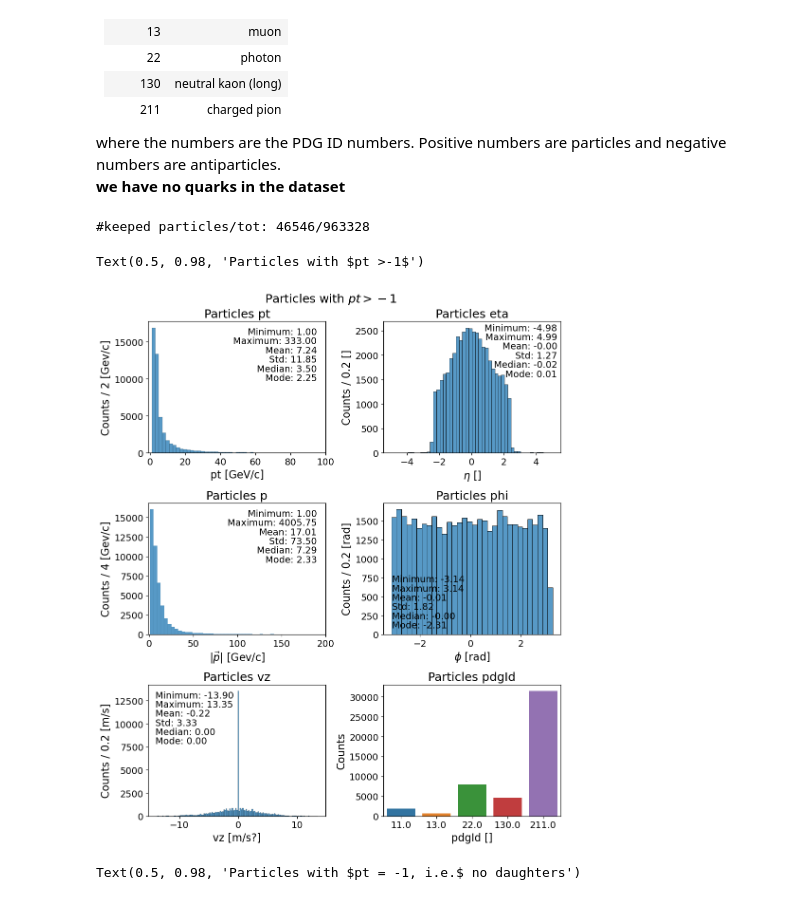
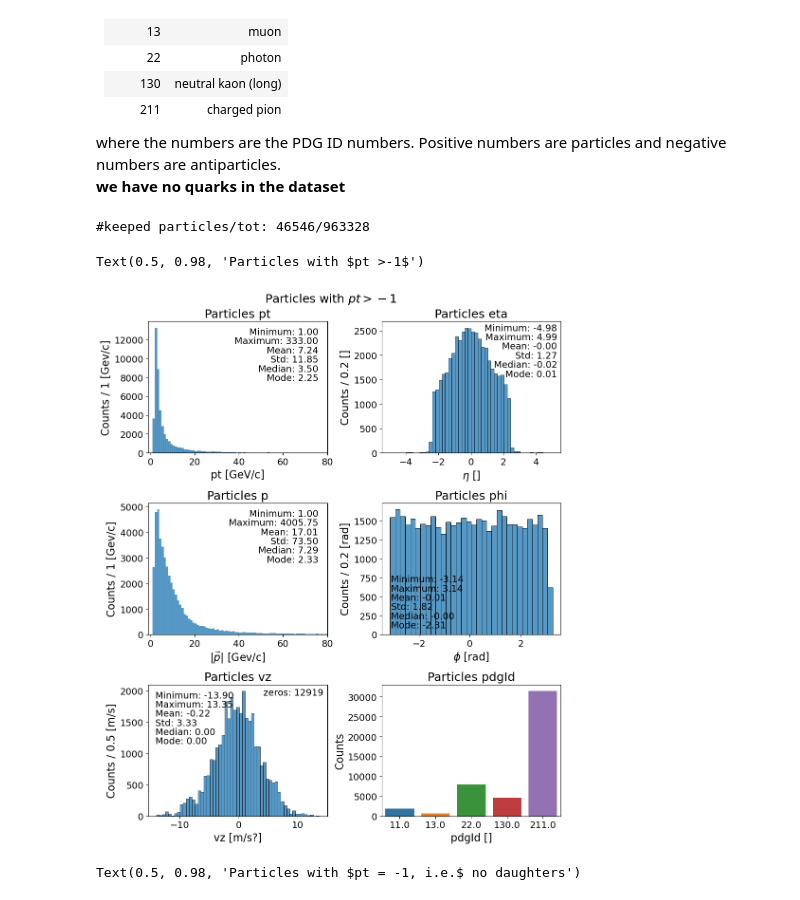
Before and after one commit to c0pp1/TTN4HEP, a Jupyter notebook: eda/eda.ipynb, the cells around one changed output. Cells and saved outputs as stored; diff of their text form; code cells hidden in the pictures.

```diff
--- a/eda/eda.ipynb
+++ b/eda/eda.ipynb
@@ -151,15 +154,16 @@ __we have no quarks in the dataset__
 # simple 1D hists of particle quantities
 fig, axs = plt.subplots(3, 2, figsize=(10, 12), tight_layout=True)
 
+bw=1
 # pt
 part_pt_df = data[[particle+'pt' for particle in particle_colnames]].stack().reset_index(level=2, drop=True)
 
-sns.histplot(part_pt_df[part_pt_df>-1.], binwidth=2., ax=axs[0, 0])
+sns.histplot(part_pt_df[part_pt_df>-1.], binwidth=bw, ax=axs[0, 0])
 axs[0, 0].set_title('Particles pt', fontsize=FONTSIZE+2)
 axs[0, 0].set_xlabel('pt [GeV/c]', fontsize=FONTSIZE)
-axs[0, 0].set_ylabel('Counts / 2 [Gev/c]', fontsize=FONTSIZE)
+axs[0, 0].set_ylabel(f'Counts / {bw} [Gev/c]', fontsize=FONTSIZE)
 axs[0, 0].tick_params(labelsize=FONTSIZE-2)
-axs[0, 0].set_xlim(-1, 100)
+axs[0, 0].set_xlim(-1, 80)
 display_statistics(part_pt_df[part_pt_df>-1.], axs[0, 0], fontsize=FONTSIZE-2, align="right", x=0.95, y=0.9, step=0.07)
 
 # eta
@@ -172,15 +176,16 @@ axs[0, 1].set_ylabel('Counts / 0.2 []', fontsize=FONTSIZE)
 axs[0, 1].tick_params(labelsize=FONTSIZE-2)
 display_statistics(part_eta_df[part_pt_df>-1.], axs[0, 1], fontsize=FONTSIZE-2, align="right", x=0.98, y=0.93, step=0.07)
 
+bw=1
 # |p|
 part_p_df = part_pt_df*np.cosh(part_eta_df)
 
-sns.histplot(part_p_df[part_pt_df>-1.], binwidth=4, ax=axs[1, 0])
+sns.histplot(part_p_df[part_pt_df>-1.], binwidth=bw, ax=axs[1, 0])
 axs[1, 0].set_title('Particles p', fontsize=FONTSIZE+2)
 axs[1, 0].set_xlabel(r'$|\vec{p}|$ [Gev/c]', fontsize=FONTSIZE)
-axs[1, 0].set_ylabel('Counts / 4 [Gev/c]', fontsize=FONTSIZE)
+axs[1, 0].set_ylabel(f'Counts / {bw} [Gev/c]', fontsize=FONTSIZE)
 axs[1, 0].tick_params(labelsize=FONTSIZE-2)
-axs[1, 0].set_xlim(-1, 200)
+axs[1, 0].set_xlim(-1, 80)
 display_statistics(part_p_df[part_pt_df>-1.], axs[1, 0], fontsize=FONTSIZE-2, align="right", x=0.95, y=0.9, step=0.07)
 
 # phi
@@ -189,33 +194,36 @@ part_phi_df = data[[particle+'phi' for particle in particle_colnames]].stack().r
 sns.histplot(part_phi_df[part_pt_df>-1.], binwidth=0.2, ax=axs[1, 1])
 axs[1, 1].set_title('Particles phi', fontsize=FONTSIZE+2)
 axs[1, 1].set_xlabel(r'$\phi$ [rad]', fontsize=FONTSIZE)
 axs[1, 1].set_ylabel('Counts / 0.2 [rad]', fontsize=FONTSIZE)
 axs[1, 1].tick_params(labelsize=FONTSIZE-2)
 display_statistics(part_phi_df[part_pt_df>-1.], axs[1, 1], fontsize=FONTSIZE-2, align="left", x=0.05, y=0.4, step=0.07)
 
+bw=0.5
 # vz
 part_vz_df = data[[particle+'vz' for particle in particle_colnames]].stack().reset_index(level=2, drop=True)
 
-sns.histplot(part_vz_df[part_pt_df>-1.], binwidth=0.2, ax=axs[2, 0])
+sns.histplot(part_vz_df[(part_pt_df>-1.) & (part_vz_df.abs()>0.)], binwidth=bw, ax=axs[2, 0])
 axs[2, 0].set_title('Particles vz', fontsize=FONTSIZE+2)
 axs[2, 0].set_xlabel('vz [m/s?]', fontsize=FONTSIZE)
-axs[2, 0].set_ylabel('Counts / 0.2 [m/s]', fontsize=FONTSIZE)
+axs[2, 0].set_ylabel(f'Counts / {bw} [m/s]', fontsize=FONTSIZE)
 axs[2, 0].tick_params(labelsize=FONTSIZE-2)
+
+axs[2, 0].text(0.98, 0.92, f"zeros: {np.sum(~(part_vz_df.abs()>0.))}",  fontsize=FONTSIZE-2, transform=axs[2, 0].transAxes, ha='right')
 display_statistics(part_vz_df[part_pt_df>-1.], axs[2, 0], fontsize=FONTSIZE-2, align="left", x=0.04, y=0.9, step=0.07)
 
 # pdgId
 part_pdgId_df = data[[particle+'pdgId' for particle in particle_colnames]].stack().reset_index(level=2, drop=True).abs()
 
 sns.countplot(x=part_pdgId_df[part_pt_df>-1.], ax=axs[2, 1])
 axs[2, 1].set_title('Particles pdgId', fontsize=FONTSIZE+2)
 axs[2, 1].set_xlabel('pdgId []', fontsize=FONTSIZE)
 axs[2, 1].set_ylabel('Counts', fontsize=FONTSIZE)
 axs[2, 1].tick_params(labelsize=FONTSIZE-2)
 
 print('#keeped particles/tot: {}/{}'.format(np.sum(part_pt_df>-1.), len(part_pt_df)))
 
 fig.suptitle(r'Particles with $pt >-1$', fontsize=FONTSIZE+2)
 # %% [output]
 #keeped particles/tot: 46546/963328
 Text(0.5, 0.98, 'Particles with $pt >-1$')
-[figure, old version]
+[figure, new version]
```
Also changed, not shown: parts of 13 cells of this notebook, 1 other file.
